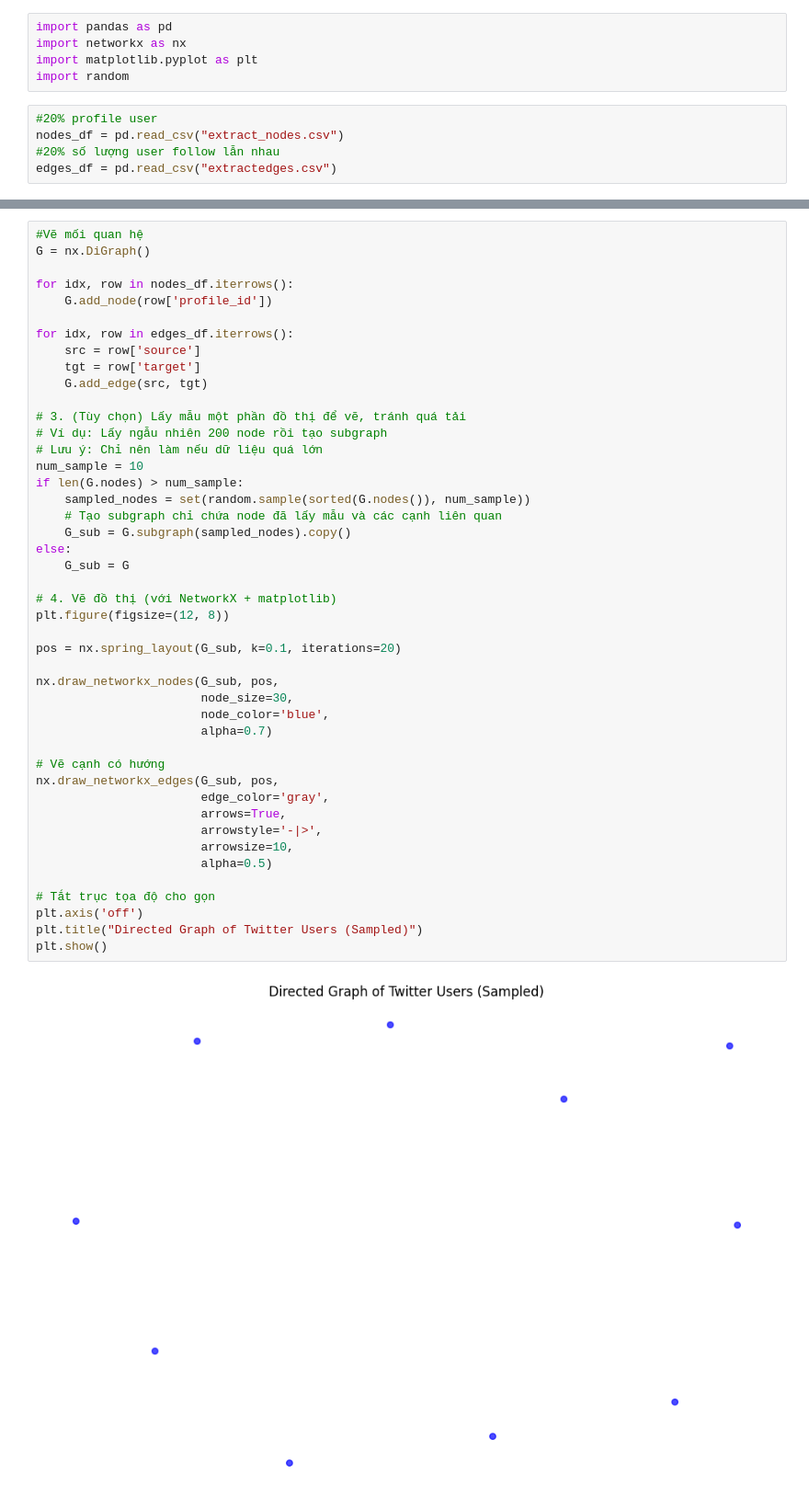
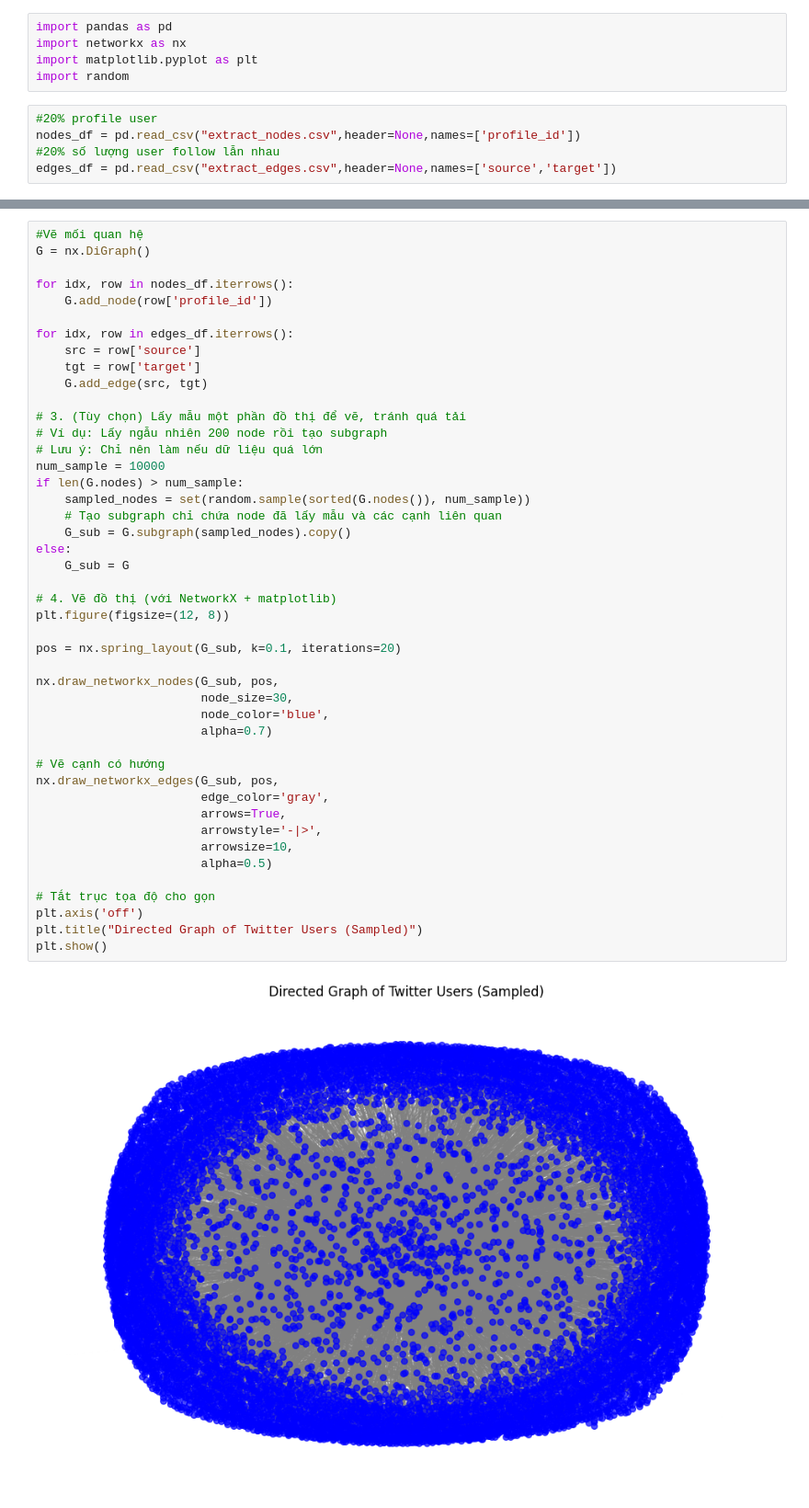
Before and after one commit to thanhtung12356/AnalyseRoleUserOnTweet, a Jupyter notebook: preprocessing.ipynb, the cells around one changed output, grey strips where cells are left out. Shown at 92% size. Saved outputs shown, nothing was run; the diff lists cells and outputs as text.

```diff
--- a/preprocessing.ipynb
+++ b/preprocessing.ipynb
@@ -5,9 +5,9 @@ import matplotlib.pyplot as plt
 import random
 # %%
 #20% profile user
-nodes_df = pd.read_csv("extract_nodes.csv")
+nodes_df = pd.read_csv("extract_nodes.csv",header=None,names=['profile_id'])
 #20% số lượng user follow lẫn nhau
-edges_df = pd.read_csv("extractedges.csv")
+edges_df = pd.read_csv("extract_edges.csv",header=None,names=['source','target'])
 # %%
 len(edges_df)
 # %% [output]
@@ -49,38 +49,38 @@ for idx, row in edges_df.iterrows():
 # 3. (Tùy chọn) Lấy mẫu một phần đồ thị để vẽ, tránh quá tải
 # Ví dụ: Lấy ngẫu nhiên 200 node rồi tạo subgraph
 # Lưu ý: Chỉ nên làm nếu dữ liệu quá lớn
-num_sample = 10
+num_sample = 10000
 if len(G.nodes) > num_sample:
     sampled_nodes = set(random.sample(sorted(G.nodes()), num_sample))
     # Tạo subgraph chỉ chứa node đã lấy mẫu và các cạnh liên quan
     G_sub = G.subgraph(sampled_nodes).copy()
 else:
     G_sub = G
 
 # 4. Vẽ đồ thị (với NetworkX + matplotlib)
 plt.figure(figsize=(12, 8))
 
 pos = nx.spring_layout(G_sub, k=0.1, iterations=20)
 
 nx.draw_networkx_nodes(G_sub, pos,
                        node_size=30,
                        node_color='blue',
                        alpha=0.7)
 
 # Vẽ cạnh có hướng
 nx.draw_networkx_edges(G_sub, pos,
                        edge_color='gray',
                        arrows=True,
                        arrowstyle='-|>',
                        arrowsize=10,
                        alpha=0.5)
 
 # Tắt trục tọa độ cho gọn
 plt.axis('off')
 plt.title("Directed Graph of Twitter Users (Sampled)")
 plt.show()
 # %% [output]
-[figure, old version]
+[figure, new version]
 # %%
 nodes_df.dropna(subset=['profile_id'], inplace=True)
 
```
Also changed, not shown: parts of 7 cells of this notebook, 3 other files.
